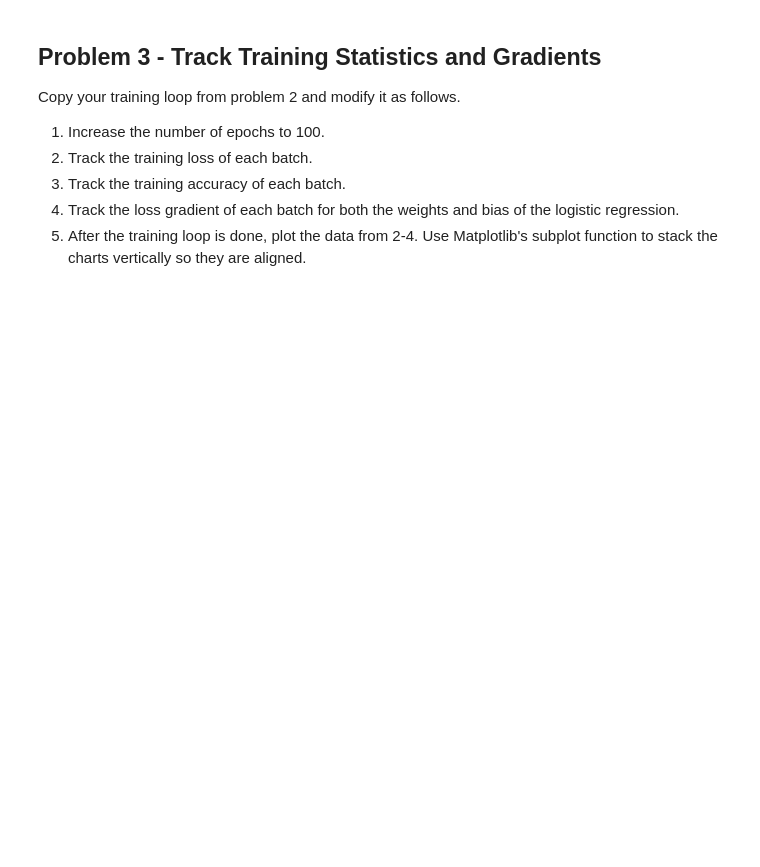
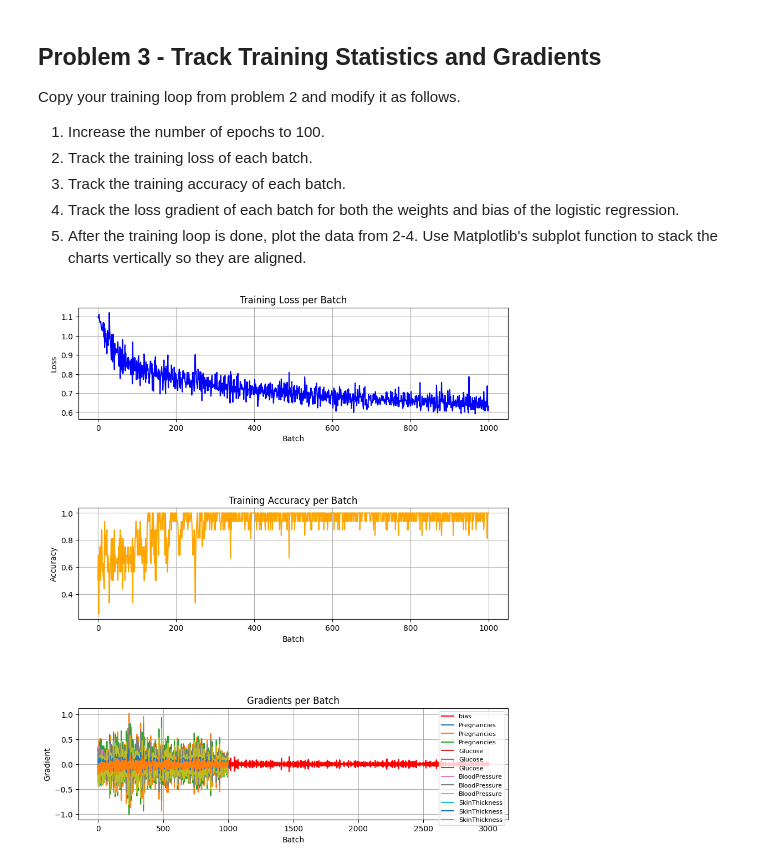
Before and after one commit to sqrt9/ds542-lab, a Jupyter notebook: discussion_04.ipynb, the cells around one changed output. Drawn from its saved outputs; the diff is of its cells as text; code cells hidden in the pictures; blank space fills up the shorter version.

```diff
--- a/discussion_04.ipynb
+++ b/discussion_04.ipynb
@@ -327,34 +354,36 @@ __FILL__ = np.array(__FILL__).flatten() # Convert biases weights to numpy
 # %%
 # YOUR CHANGES HERE
 
 plt.figure(figsize=(10, 12))
 
 # 1. Training Loss
 plt.subplot(3, 1, 1)
-plt.plot(__FILL__, color='blue') # Loss array
+plt.plot(losses, color='blue') # Loss array
 plt.title("Training Loss per Batch")
 plt.xlabel("Batch")
-plt.ylabel(__FILL__) # Label
+plt.ylabel("Loss") # Label
 plt.grid(True)
 
 # 2. Training Accuracy
 plt.subplot(3, 1, 2)
-plt.plot(__FILL__, color='orange') # Accuracy array
+plt.plot(accuracies, color='orange') # Accuracy array
 plt.title("Training Accuracy per Batch")
 plt.xlabel("Batch")
-plt.ylabel(__FILL__) # Label
+plt.ylabel("Accuracy") # Label
 plt.grid(True)
 
 # 3. Gradients
 plt.subplot(3, 1, 3)
-plt.plot(__FILL__, label="bias", color='red') # Bias array
-for i in range(__FILL__.shape[1]): # Weight array
-    plt.plot(__FILL__[:, i], label=f"{df.columns[i]}") # Weight array
+plt.plot(bias_grads, label="bias", color='red') # Bias array
+for i in range(weight_grads.shape[1]): # Weight array
+    plt.plot(weight_grads[:, i], label=f"{df.columns[i]}") # Weight array
 plt.title("Gradients per Batch")
 plt.xlabel("Batch")
-plt.ylabel(__FILL__) # Label
+plt.ylabel("Gradient") # Label
 plt.legend(fontsize=8)
 plt.grid(True)
 
 plt.subplots_adjust(hspace=0.8)
 plt.show()
+# %% [output]
+[figure, added]
```
Also changed, not shown: parts of 7 cells of this notebook.
